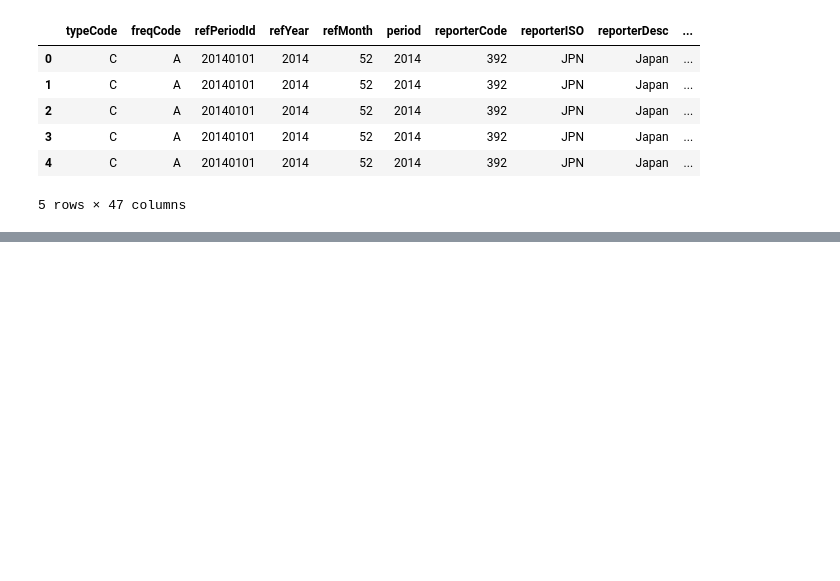
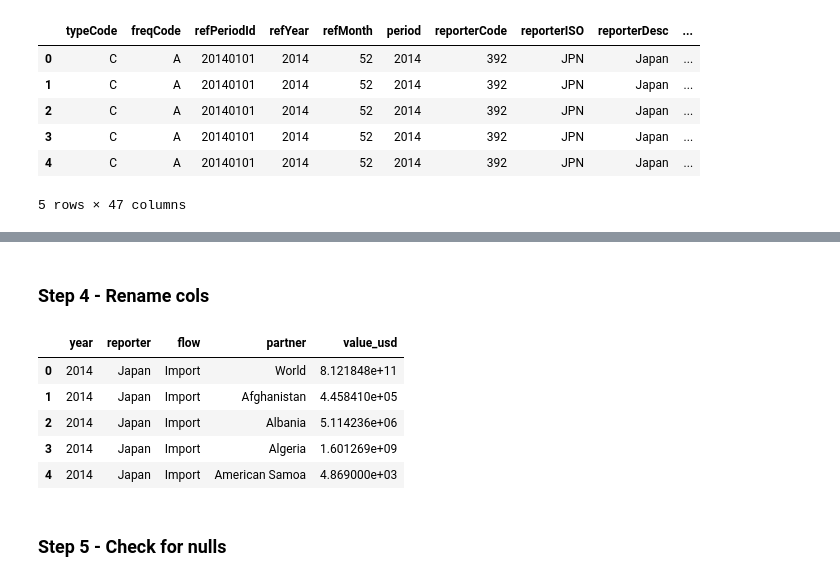
Before and after one commit to Prashant-4527/japan-trade-intelligence, a Jupyter notebook: notebooks/01_eda.ipynb, the cells around one changed output, grey strips where cells are left out. Drawn from its saved outputs; the diff is of its cells as text; code cells hidden in the pictures; blank space fills up the shorter version.

```diff
--- a/notebooks/01_eda.ipynb
+++ b/notebooks/01_eda.ipynb
@@ -74,0 +124,28 @@ japan.head()
+# %% [markdown]
+### Step 4 - Rename cols
+# %%
+rename_map = {
+    'refYear': 'year',
+    'reporterDesc': 'reporter',
+    'flowDesc': 'flow',
+    'partnerDesc': 'partner',
+    'primaryValue': 'value_usd'
+}
+
+japan_clean = japan_clean.rename(columns=rename_map)
+china_clean = china_clean.rename(columns=rename_map)
+korea_clean = korea_clean.rename(columns=rename_map)
+usa_clean = usa_clean.rename(columns=rename_map)
+germany_clean = germany_clean.rename(columns=rename_map)
+uk_clean = uk_clean.rename(columns=rename_map)
+
+japan_clean.head()
+# %% [output]
+|  | year | reporter | flow | partner | value_usd |
+| 0 | 2014 | Japan | Import | World | 8.121848e+11 |
+| 1 | 2014 | Japan | Import | Afghanistan | 4.458410e+05 |
+| 2 | 2014 | Japan | Import | Albania | 5.114236e+06 |
+| 3 | 2014 | Japan | Import | Algeria | 1.601269e+09 |
+| 4 | 2014 | Japan | Import | American Samoa | 4.869000e+03 |
+# %% [markdown]
+### Step 5 - Check for nulls
```
Also changed, not shown: parts of 27 cells of this notebook, 1 other file.
